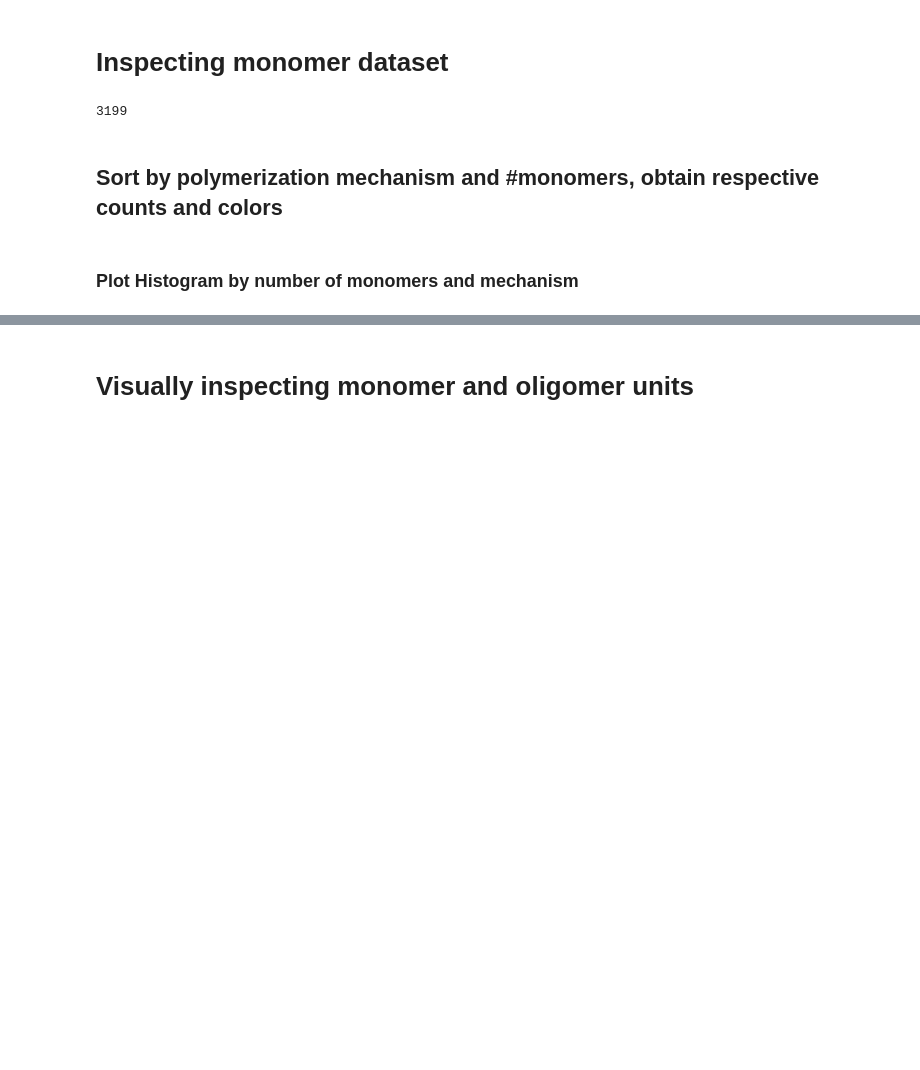
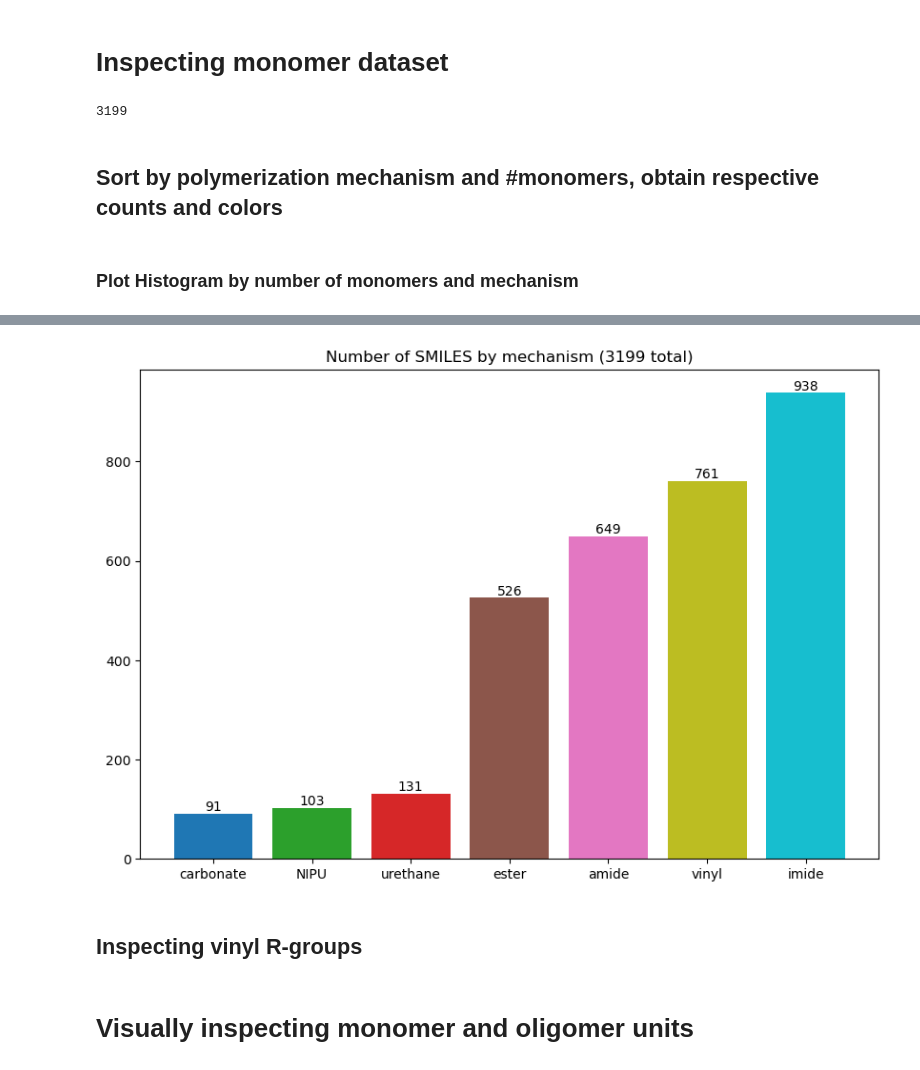
Before and after one commit to jlaw9/2026_polymer_build_workflow, a Jupyter notebook: input_inspect.ipynb, the cells around one changed output, grey strips where cells are left out. Drawn from its saved outputs; the diff is of its cells as text; code cells hidden in the pictures; blank space fills up the shorter version.

```diff
--- a/input_inspect.ipynb
+++ b/input_inspect.ipynb
@@ -58,8 +57 @@ frames = {
 }
-# %%
-counts = df_grouper.size().to_dict()
-cdict, carr = plotutils.label_discrete_cmap(
-    cmap=plt.get_cmap('tab10'),
-    color_names=df.mechanism.unique(),
-    hues_per_color=1
-)
@@ -84,0 +71,9 @@ plt.title(f'Number of SMILES by {" & ".join(keys)} ({len(df)} total)')
+# %%
+fig, ax = plotutils.presize_subplots(1, 1, scale=10, elongation=2/3)
+bars = ax.bar(counts['mechanism'], counts['size'], color=cdict.values())
+ax.set_title(f'Number of SMILES by {" & ".join(keys)} ({len(monomer_df)} total)')
+
+for bar in bars:
+    ax.text(bar.get_x() + bar.get_width() / 2, bar.get_height(), bar.get_height(), ha='center', va='bottom')
+# %% [output]
+[figure, added]
@@ -84,0 +82,2 @@ plt.title(f'Number of SMILES by {" & ".join(keys)} ({len(df)} total)')
+# %% [markdown]
+## Inspecting vinyl R-groups
```
Also changed, not shown: parts of 20 cells of this notebook.
